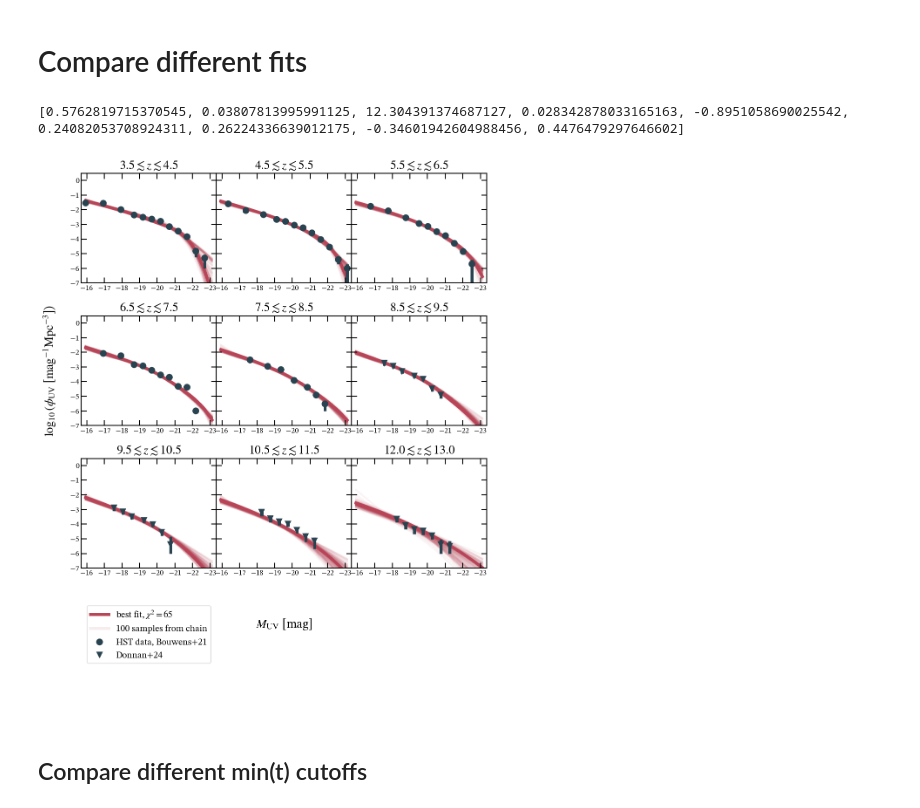
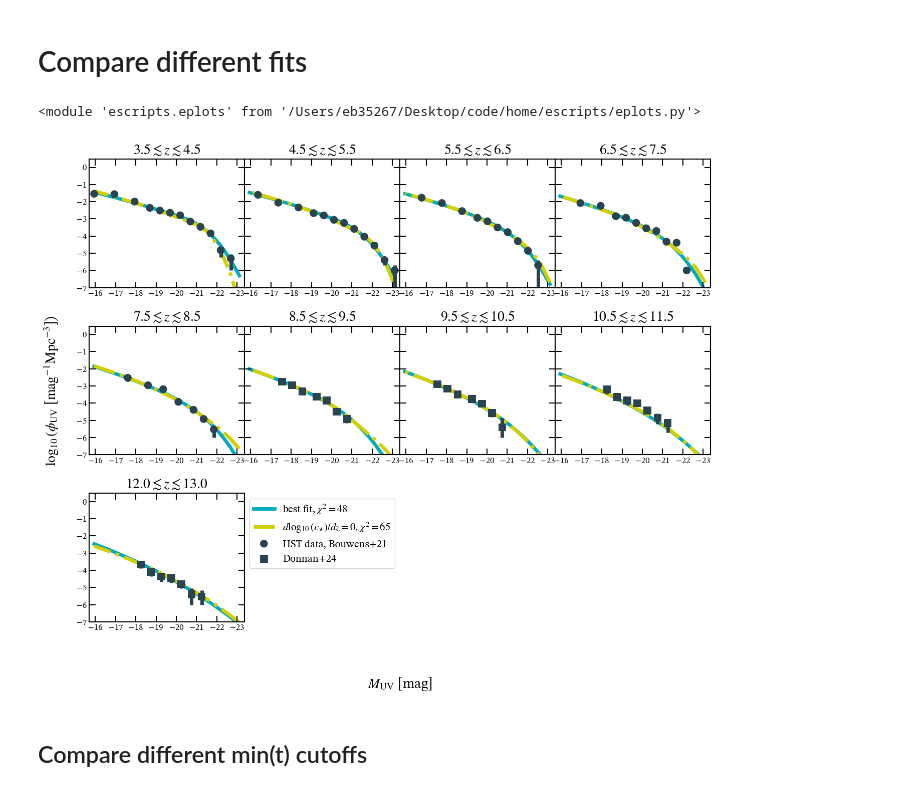
Before and after one commit to ebregou/modeling_stochasticity, a Jupyter notebook: notebooks/visualize_results.ipynb, the cells around one changed output. Drawn from its saved outputs; the diff is of its cells as text; code cells hidden in the pictures.

Commit message:
trying to make constant SFE work with different chains

```diff
--- a/notebooks/visualize_results.ipynb
+++ b/notebooks/visualize_results.ipynb
@@ -35,16 +35,17 @@ file_names = ['/Users/eb35267/Desktop/code/home/data/Bouwens2021_low_z.txt',
 data_labels = ['HST data, Bouwens+21', 'Donnan+24', r'Donnan+24 ultra high-$z$']
 sorted_data = edata.get_sorted(file_names, data_labels)
 # %%
-params = eMCMC.build_param_data({'beta': {'fit': False, 'value': -1.49}, 'dbetadz':{'fit': False, 'value': 0.22}, 'dlogedz':{'fit':False, 'value': 0}})
+params = eMCMC.build_param_data({'beta': {'fit': False, 'value': -1.49}, 'dbetadz':{'fit': False, 'value': 0.22}})
 my_UVLF = eMCMC.UVLF(sorted_data, params)
 # %%
-# fiducial = [0.531, -0.001, 11.712, -0.057, -1.338, -0.113, 0.486, 0.229,
-# -0.152, 0.678]
-# redshift_dependent = [0.49, -0.019, 11.757, -0.04, -1.344, -0.117, 0.527,
-# 0.236, 0, 0.668]
-# mass_dependent = [0.818, -0.032, 11.995, 0.05, -1.373, -0.138, 0.992,
-# 0, -0.796, 0.677]
-# non_evolving = [0.388, -0.075, 12.051, 0.083, -1.388, -0.127, 0.754, 0,
-# 0, 0.3]
-# piecewise = [0.51, -0.02, 11.74, -0.04, -1.33, -0.12, [0.64, 0.67, 0.65, 0.69, 0.6, 0.69, 1.05, 1.46, 1.56], 0, 0, 0.3]
-# just_HST = [0.48, -0.04, 11.72, -0.03, -1.38, -0.13, 0.07, -0.14, -0.25, 0.68]
+fiducial = [0.531, -0.001, 11.712, -0.057, -1.338, -0.113, 0.486, 0.229,
+-0.152, 0.678]
+redshift_dependent = [0.49, -0.019, 11.757, -0.04, -1.344, -0.117, 0.527,
+0.236, 0, 0.668]
+mass_dependent = [0.818, -0.032, 11.995, 0.05, -1.373, -0.138, 0.992,
+0, -0.796, 0.677]
+non_evolving = [0.388, -0.075, 12.051, 0.083, -1.388, -0.127, 0.754, 0,
+0, 0.3]
+piecewise = [0.51, -0.02, 11.74, -0.04, -1.33, -0.12, [0.64, 0.67, 0.65, 0.69, 0.6, 0.69, 1.05, 1.46, 1.56], 0, 0, 0.3]
+just_HST = [0.48, -0.04, 11.72, -0.03, -1.38, -0.13, 0.07, -0.14, -0.25, 0.68]
+no_eps_ev = [0.604, 0.046, 12.256, 0.016, -0.894, 0, 0.243, 0.251, -0.425, 0.433]
@@ -54,7 +52,10 @@ samples, bf, bounds, labels = my_UVLF.get_fit(backend_file)
 # %% [markdown]
 # Compare different fits
+# %%
+importlib.reload(eplots)
+# %% [output]
+<module 'escripts.eplots' from '/Users/eb35267/Desktop/code/home/escripts/eplots.py'>
 # %%
-UVLF_example = eplots.evolving_UVLF_fit(my_UVLF, backend_file = backend_file)
+UVLF_plot = eplots.evolving_UVLF_fit(my_UVLF, plot_from_chain = False, comparison_fits = [fiducial, no_eps_ev], comparison_labels = ['best fit', r'$d\log_{10}(\epsilon_{\star})/dz = 0$'], ncols = 4)
 # %% [output]
-[0.5762819715370545, 0.03807813995991125, 12.304391374687127, 0.028342878033165163, -0.8951058690025542, 0.24082053708924311, 0.26224336639012175, -0.34601942604988456, 0.4476479297646602]
-[figure, old version]
+[figure, new version]
```
Also changed, not shown: parts of 2 cells of this notebook, 1 other file.
